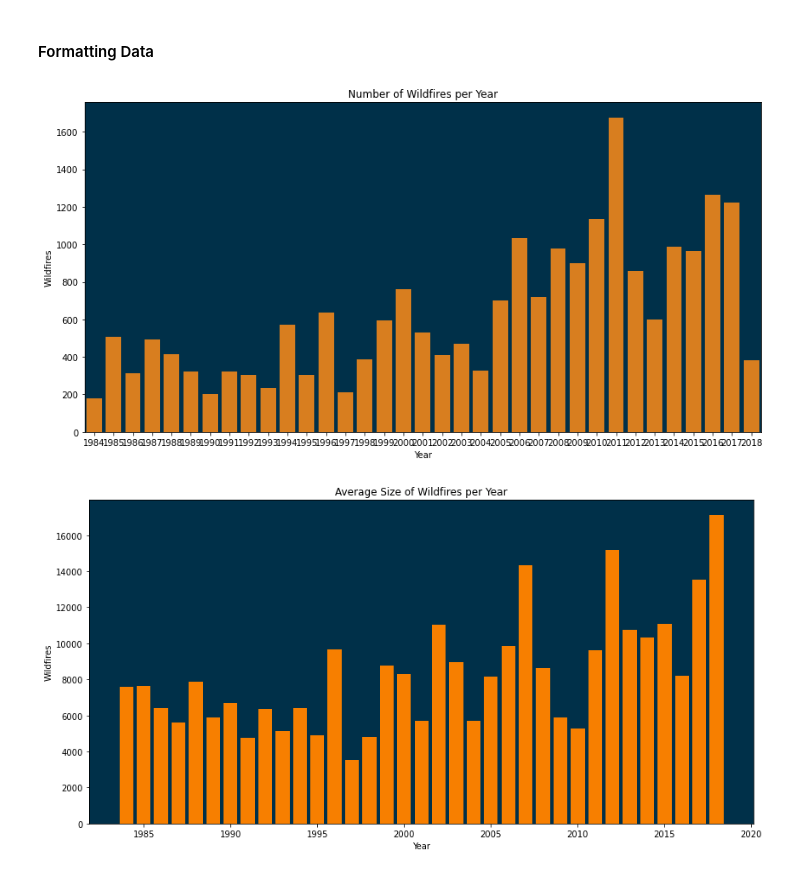
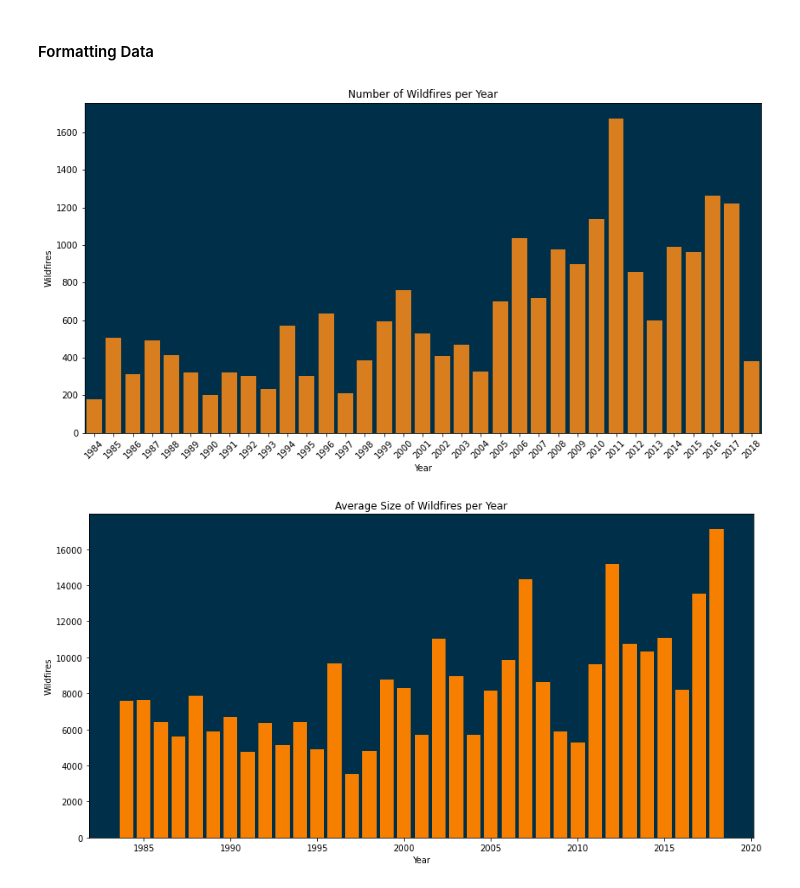
Before and after one commit to hkkelderman/FI-MTBS_Fire_Analysis, a Jupyter notebook: 05_Statistical Testing and Visualizations.ipynb, the cells around one changed output. Cells and saved outputs as stored; diff of their text form; code cells hidden in the pictures.

```diff
--- a/05_Statistical Testing and Visualizations.ipynb
+++ b/05_Statistical Testing and Visualizations.ipynb
@@ -179,14 +179,15 @@ year_df = mtbs_weather_3[mtbs_weather_3['Fire_Type'] == 'Wildfire'][['Acres','ye
 # %%
 #Count of wildfires per year
 plt.figure(figsize=(14,7))
 sns.countplot(mtbs_weather_3['year'], color=color1)
 plt.xlabel('Year')
 plt.ylabel('Wildfires')
 plt.title('Number of Wildfires per Year')
+plt.xticks(rotation=45)
 plt.savefig('wf_count.png', bbox_inches='tight')
 plt.show()
 # %% [output]
-[figure, old version]
+[figure, new version]
 # %%
 #Average wildfire size per year
 by_year = year_df.groupby('year').mean().reset_index()
```
Also changed, not shown: parts of 2 cells of this notebook, 1 other file.
